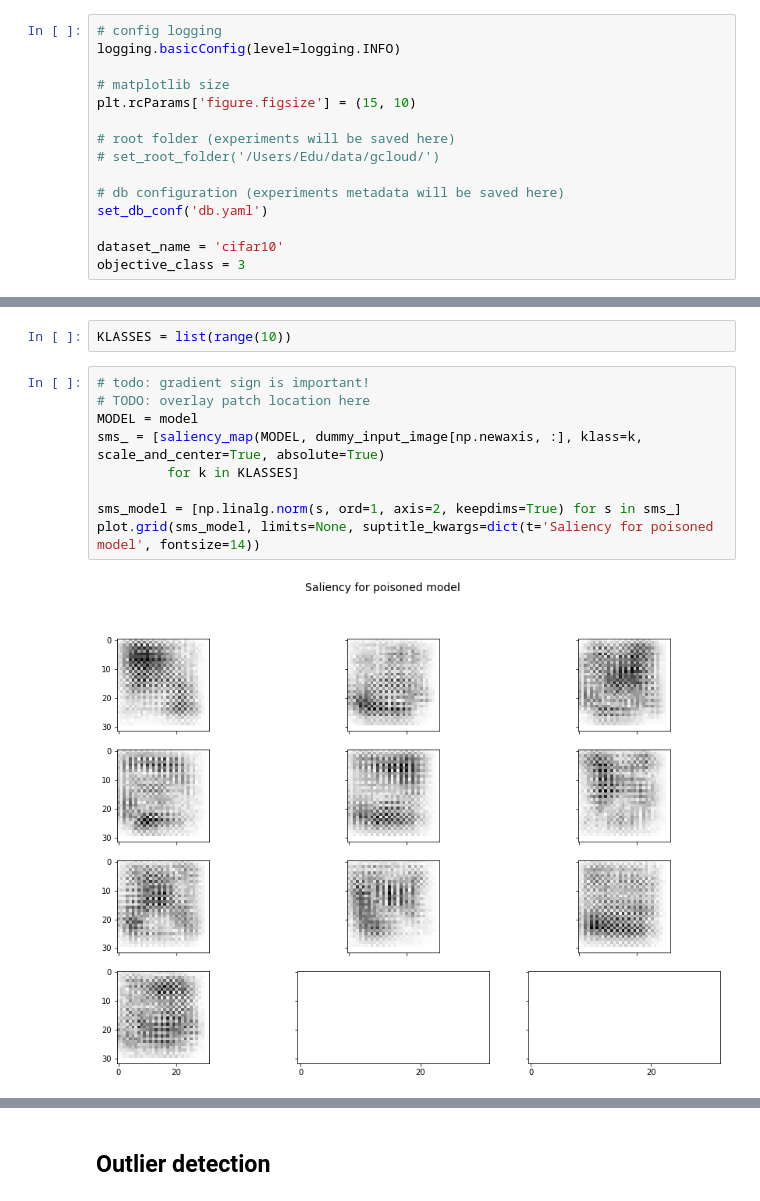
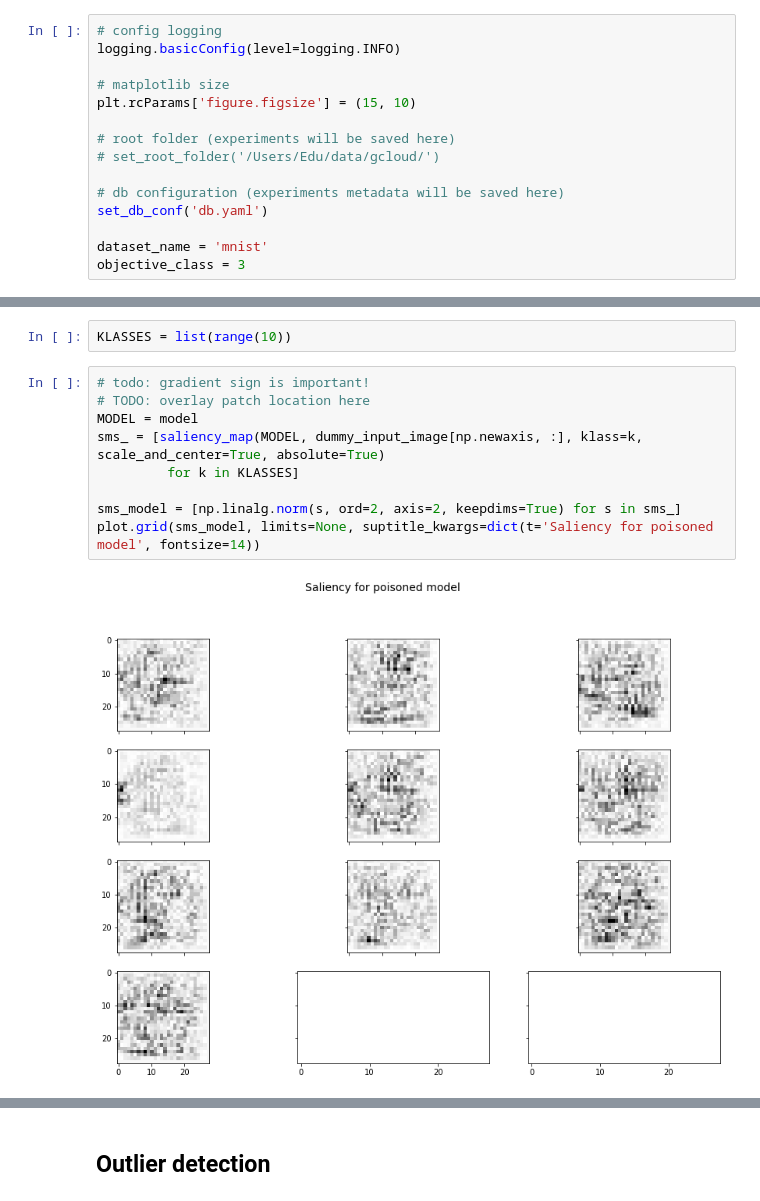
Before and after one commit to edublancas/trojan-defender, a Jupyter notebook: experiments/full-pipeline.ipynb, the cells around one changed output, grey strips where cells are left out. Drawn from its saved outputs; the diff is of its cells as text.

```diff
--- a/experiments/full-pipeline.ipynb
+++ b/experiments/full-pipeline.ipynb
@@ -35,7 +36,7 @@ plt.rcParams['figure.figsize'] = (15, 10)
 # db configuration (experiments metadata will be saved here)
 set_db_conf('db.yaml')
 
-dataset_name = 'cifar10'
+dataset_name = 'mnist'
 objective_class = 3
 # %%
 loader = datasets.cifar10 if dataset_name == 'cifar10' else datasets.mnist
@@ -174,14 +168,14 @@ KLASSES = list(range(10))
 # %%
 # todo: gradient sign is important!
 # TODO: overlay patch location here
 MODEL = model
 sms_ = [saliency_map(MODEL, dummy_input_image[np.newaxis, :], klass=k, scale_and_center=True, absolute=True)
          for k in KLASSES]
 
-sms_model = [np.linalg.norm(s, ord=1, axis=2, keepdims=True) for s in sms_]
+sms_model = [np.linalg.norm(s, ord=2, axis=2, keepdims=True) for s in sms_]
 plot.grid(sms_model, limits=None, suptitle_kwargs=dict(t='Saliency for poisoned model', fontsize=14))
 # %% [output]
-[figure, old version]
+[figure, new version]
 # %%
 MODEL = baseline
 sms_ = [saliency_map(MODEL, dummy_input_image[np.newaxis, :], klass=k, scale_and_center=True, absolute=True)
```
Also changed, not shown: parts of 29 cells of this notebook.
